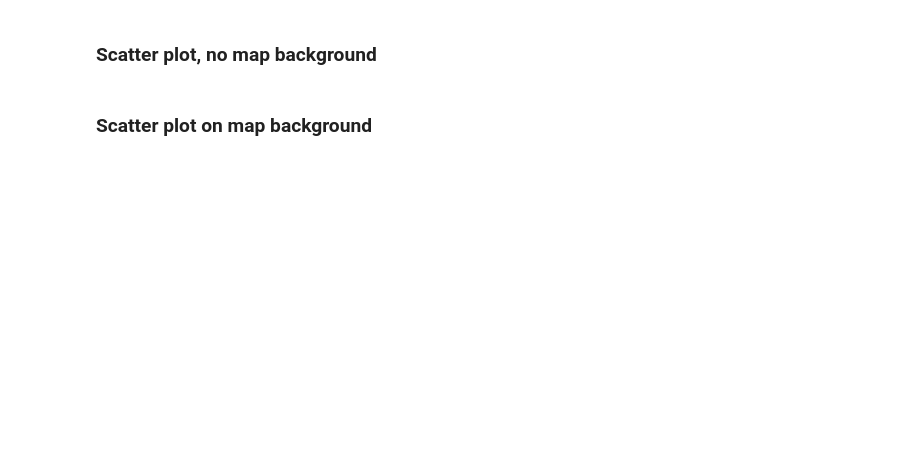
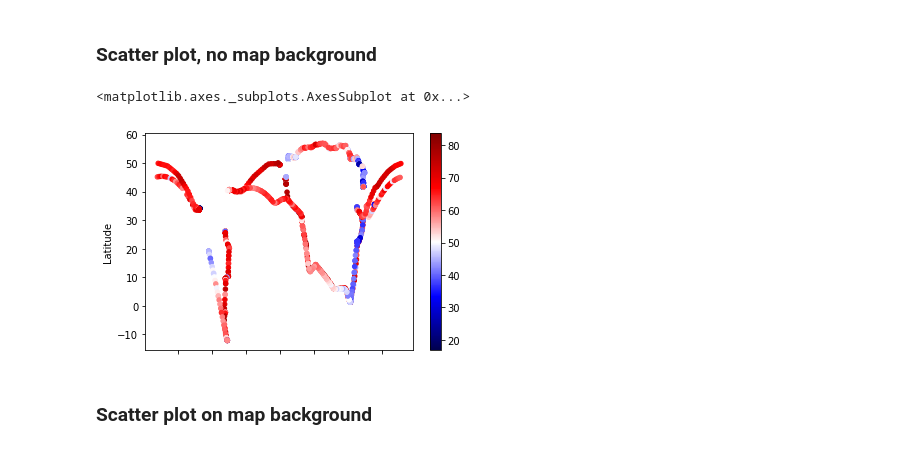
Before and after one commit to RailProfAC/ifvMiniWorkshop, a Jupyter notebook: 2-Container-SVM.ipynb, the cells around one changed output. Drawn from its saved outputs; the diff is of its cells as text; code cells hidden in the pictures; blank space fills up the shorter version.

```diff
--- a/2-Container-SVM.ipynb
+++ b/2-Container-SVM.ipynb
@@ -47,7 +57,10 @@ df.describe()
 # %% [markdown]
 ### Scatter plot, no map background
 # %%
-df.plot(x = 'Longitude', y = 'Latitude', kind = 'scatter', c = df['Temperature'], cmap = 'coolwarm')
+df.plot(x = 'Longitude', y = 'Latitude', kind = 'scatter', c = df['Humidity'], cmap = 'seismic')
+# %% [output]
+<matplotlib.axes._subplots.AxesSubplot at 0x...>
+[figure, added]
 # %% [markdown]
 ### Scatter plot on map background
 # %%
```
Also changed, not shown: parts of 6 cells of this notebook, 13 other files.
